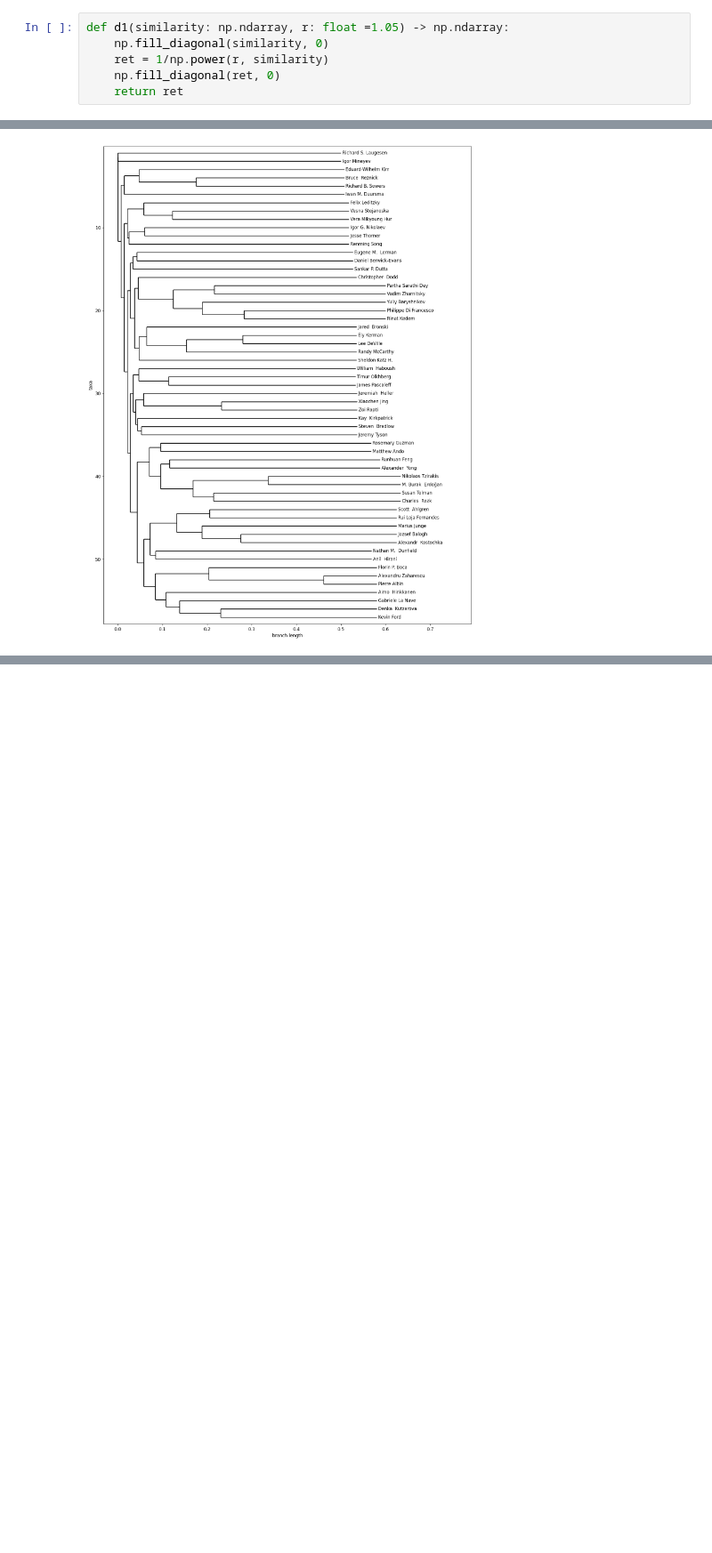
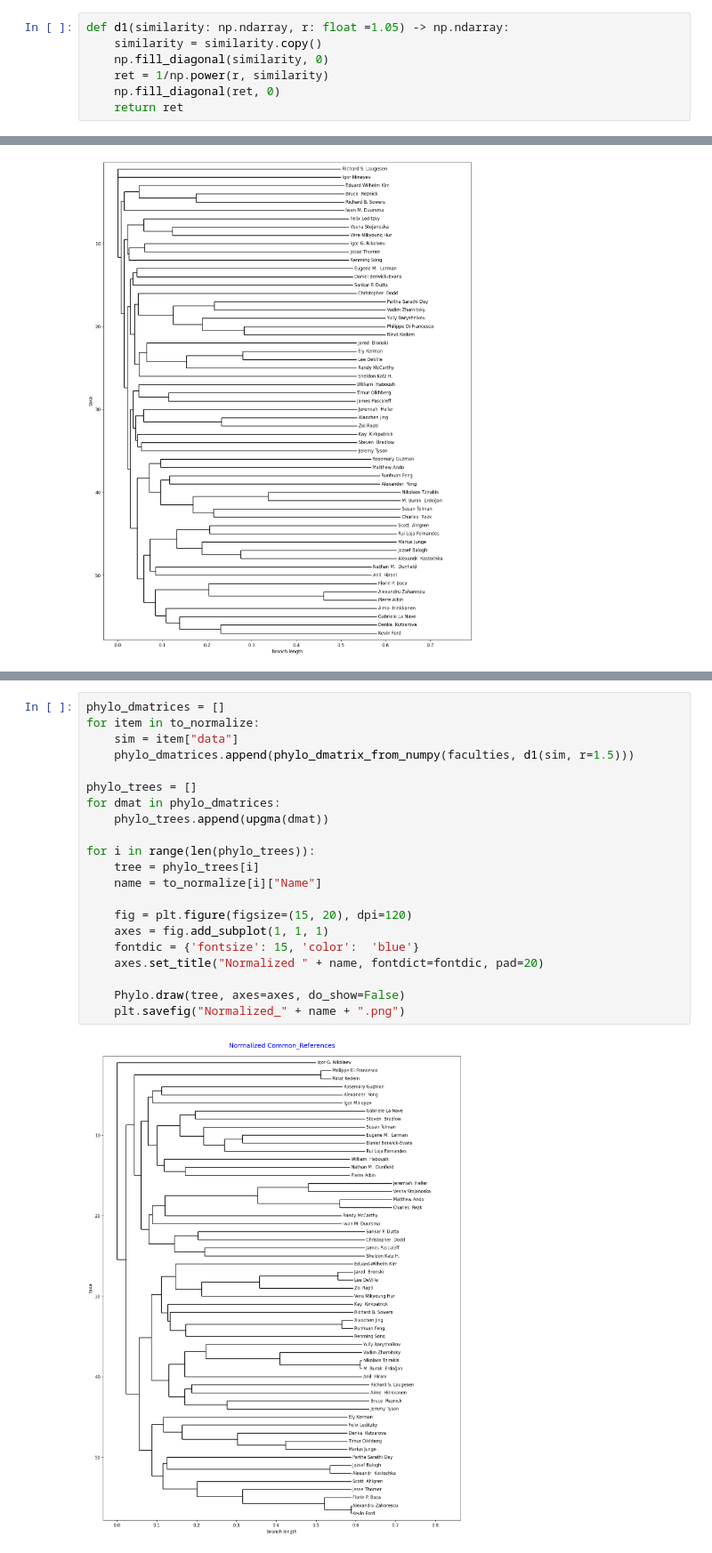
Before and after one commit to CoulsonZhang/Deep_Structure, a Jupyter notebook: Clustering/ConsensusTrees.ipynb, the cells around one changed output, grey strips where cells are left out. Shown at 89% size. Cells and saved outputs as stored; diff of their text form; blank space fills up the shorter version.

```diff
--- a/Clustering/ConsensusTrees.ipynb
+++ b/Clustering/ConsensusTrees.ipynb
@@ -35,6 +35,7 @@ def phylo_dmatrix_from_numpy(labels, distance_mat):
 ### Distance Function
 # %%
 def d1(similarity: np.ndarray, r: float =1.05) -> np.ndarray:
+    similarity = similarity.copy()
     np.fill_diagonal(similarity, 0)
     ret = 1/np.power(r, similarity)
     np.fill_diagonal(ret, 0)
@@ -179,0 +217,23 @@ for tree in phylo_trees:
+# %%
+phylo_dmatrices = []
+for item in to_normalize:
+    sim = item["data"]
+    phylo_dmatrices.append(phylo_dmatrix_from_numpy(faculties, d1(sim, r=1.5)))
+
+phylo_trees = []
+for dmat in phylo_dmatrices:
+    phylo_trees.append(upgma(dmat))
+
+for i in range(len(phylo_trees)):
+    tree = phylo_trees[i]
+    name = to_normalize[i]["Name"]
+
+    fig = plt.figure(figsize=(15, 20), dpi=120)
+    axes = fig.add_subplot(1, 1, 1)
+    fontdic = {'fontsize': 15, 'color':  'blue'}
+    axes.set_title("Normalized " + name, fontdict=fontdic, pad=20)
+
+    Phylo.draw(tree, axes=axes, do_show=False)
+    plt.savefig("Normalized_" + name + ".png")
+# %% [output]
+[figure, added]
```
Also changed, not shown: parts of 7 cells of this notebook, 5 other files.
